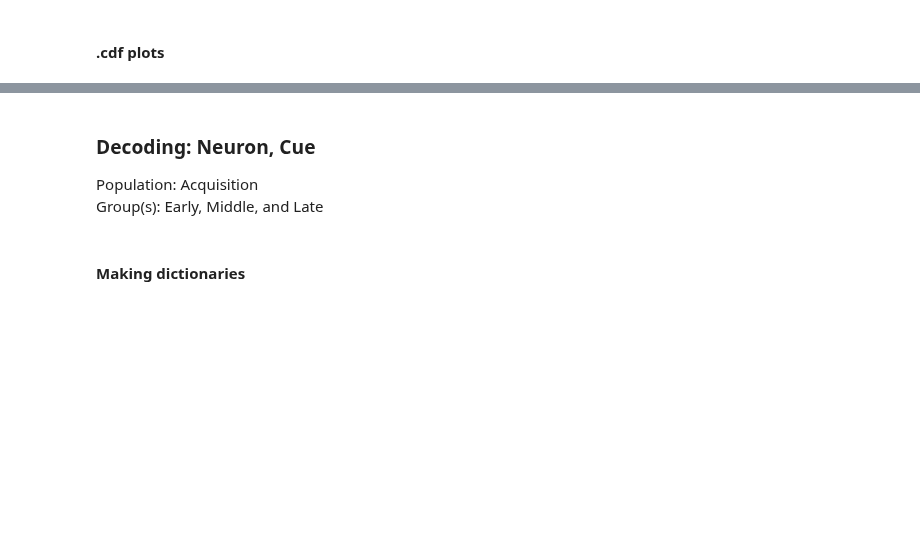
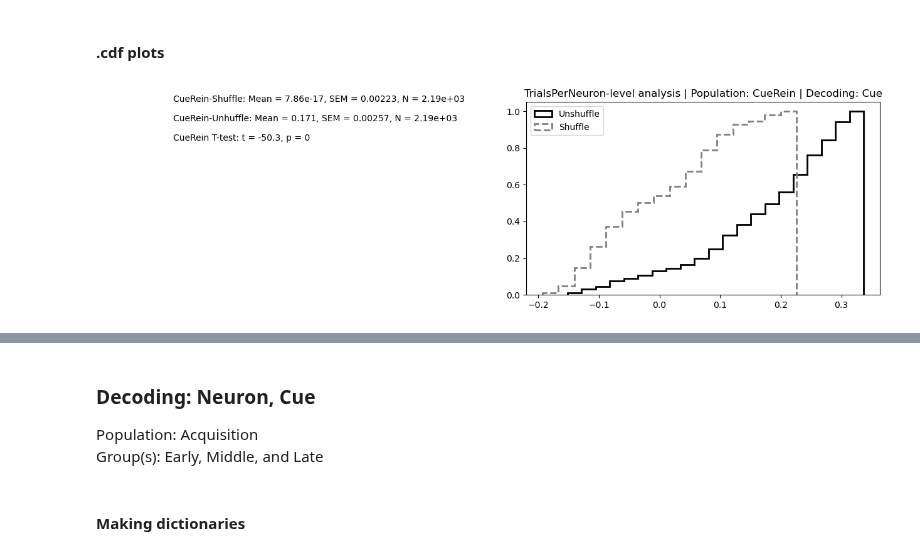
Before and after one commit to datasiansalsa/PFC_Self-Admin_Analysis, a Jupyter notebook: cue-analysis/cue/cue_analysis_JJB.ipynb, the cells around one changed output, grey strips where cells are left out. Drawn from its saved outputs; the diff is of its cells as text; code cells hidden in the pictures; blank space fills up the shorter version.

Commit message:
Decoding CueRein All trials per neuron

```diff
--- a/cue-analysis/cue/cue_analysis_JJB.ipynb
+++ b/cue-analysis/cue/cue_analysis_JJB.ipynb
@@ -49,6 +49,8 @@ population = 'ACQUISITION and REINSTATEMENT'
 try:
     user = 'jboqu'
 except:
+    user = 'OtisLab'
+else:
     user = 'OtisLab'
 print('User:', user)
 
@@ -77,7 +79,7 @@ population_title = "ACQ"
 #animals of interest
 early_animals_of_interest = [
     'CTL1',
-    'ER-L2', 'ER-L1',
+    'ER-L1', 'ER-L2',
     'IG-19',
     'LCDD-PGa1','LCDD-PGa3','LCDD-PGa4','LCDD-PGa5','LCDD-PGa6',
     'LCDD-PGa-T1','LCDD-PGa-T2','LCDD-PGa-T3','LCDD-PGa-T4','LCDD-PGa-T5',
@@ -134,7 +136,7 @@ late_animals_of_interest = [
 
 cue_animals_of_interest = [
     'CTL1',
-    'ER-L2', 'ER-L1',
+    'ER-L1', 'ER-L2',
     'IG-19',
     'LCDD-PGa1','LCDD-PGa3','LCDD-PGa4','LCDD-PGa5','LCDD-PGa6',
     'LCDD-PGa-T1','LCDD-PGa-T2','LCDD-PGa-T3','LCDD-PGa-T4','LCDD-PGa-T5',
@@ -2416,7 +2413,7 @@ groups = ['CueRein']
 indir_list = [rst_cuedir]
 animals_of_interest_list = [cue_animals_of_interest]
 session_analysis_split_by_ensemble = ['Yes'] ###SET TO ['Yes'] OR TO ['No']
-decoding = ['Neuron', 'Trial'] ###SET TO Neuron or Session and Trial or Lick
+decoding = ['TrialsPerNeuron'] ###SET TO Neuron or Session and Trial or Lick
 numclusters = 4
 
 #initialize epochs
@@ -2442,37 +2439,41 @@ for index in range(len(groups)):
 
     numneuronstillnow = 0
     for animal in animals_of_interest:
-        print('Group:', group, '\nAnimal:', animal)
+        print('Group:', group, '\nAnimal:', animal, '\nNeurons:', numneuronsinfov)
         fovs = next(os.walk(os.path.join(indir, animal)))[1]
         for fov in sorted(fovs):
             trials = np.load(os.path.join(indir, animal, fov, 'alignedActiveLeverCueData.npy'))
             flags = np.load(os.path.join(indir, animal, fov, 'classificationFlags.npy')) #flags should match num trials
+
             #references to shape
             num_trials = trials.shape[0]
             numneuronsinfov = trials.shape[2]
-
-            baseline = np.nan*np.ones((num_trials ,numneuronsinfov))
-            response = np.nan*np.ones((num_trials, numneuronsinfov))
 
             positives = len(flags[flags==1])
             negatives = len(flags[flags==0])
             activeflag = np.hstack((np.zeros((negatives)), np.ones((positives))))
 
+            #initializing arrays
+            newbaseline = np.empty(shape=(trials.shape))
+            newresponse = np.empty(shape=(trials.shape))
+
+            #decoding all trials per neuron
             for neuron in range(numneuronsinfov):
-                baseline[:,neuron] = np.nanmean(trials[:,baseline_epoch[0]:baseline_epoch[1],neuron], axis=1)
-                response[:,neuron] = np.nanmean(trials[:,response_epoch[0]:response_epoch[1],neuron], axis=1)
+                newbaseline[:,baseline_epoch[0]:baseline_epoch[1],:neuron] = trials[:,baseline_epoch[0]:baseline_epoch[1],:neuron]
+                newresponse[:,response_epoch[0]:response_epoch[1],:neuron] = trials[:,response_epoch[0]:response_epoch[1],:neuron]
+                newactivity = np.vstack((newbaseline, newresponse))
 
-                neuralactivity_trialtype = np.vstack((baseline, response))
+                #dataset
                 y = activeflag
-                X = neuralactivity_trialtype[:,neuron] #y and X need to have matching shape values
-                X = X.reshape(len(y), 2)
-                classification_accuracy[group]['individualneurons']['unshuffled'][numneuronstillnow+neuron] = binaryclassifier(y, X)
+                X = newactivity
+                X = X.reshape(len(y), int(np.size(newactivity)/len(y)))
+                classification_accuracy[group]['individualneurons']['unshuffled'][numneuronstillnow+neuron] = estimator(X, y)
                 #shuffling data
                 shuffledresults = np.nan*np.ones((numshuffles,))
                 for shuffleid in range(numshuffles):
                     new_y = np.random.permutation(activeflag) #shuffled flag
-                    shuffledresults[shuffleid] = binaryclassifier(new_y, X)
+                    shuffledresults[shuffleid] = estimator(X, new_y)
                 classification_accuracy[group]['individualneurons']['shuffled'][numneuronstillnow+neuron] = shuffledresults
             numneuronstillnow += numneuronsinfov
-    print()
+        print()
 print('========== FINISHED ==========')
@@ -2480,7 +2499,6 @@ print('========== FINISHED ==========')
 #save dictionaries as .npy files
 variable_to_save = 'Cue'
 groups = ['CueRein']
-decoding_dict_results_dir =r'C:\Users\%s\Dropbox\2P Imaging Projects\Beth\Josh\Repositories\PFC_Self-Admin_Analysis\PFC_Self-Admin_Analysis\cue-analysis\reinstatement\results\decoding\dictionaries'%(user)
 
 for g, group in enumerate (groups):
     unshuffled = np.array(list(dict.items(classification_accuracy[group]['individualneurons']['unshuffled'])), dtype=object)
@@ -2497,7 +2526,6 @@ for i in os.listdir(decoding_dict_results_dir):
 #### .cdf plots
 # %%
 ### DECODING CDF PLOTS FOR EARLY, MIDDLE, AND LATE DATA
-analyze_by = 'Neuron' ###Session or Neuron
 population = 'CueRein'
 variables_to_analyze = ['Cue']
 groups = ['CueRein']
@@ -2513,7 +2541,7 @@ for v, variable in enumerate (variables_to_analyze):
     for g, group in enumerate(groups):
         d[variable][group] = {}
         d[variable][group] = np.array(np.load(os.path.join(decoding_dict_results_dir,
-                                                           'PFC-HeroinSA_%s_%s_%s_Decoding-dict.npy'%(group,variable,analyze_by)),
+                                                           'PFC-HeroinSA_%s_%s_%s_Decoding-dict.npy'%(group,variable,decoding[0])),
                                                            allow_pickle=True).astype(float))
         temp_unshuffle_nonans, temp_shuffle_nonans = ([],[])
         temp_unshuffle,temp_shuffle = (d[variable][group][0],d[variable][group][1])
@@ -2532,35 +2560,37 @@ for v, variable in enumerate (variables_to_analyze):
 
         plt.hist((temp_unshuffle_nonans),  density=True, cumulative=True,\
             label = 'Unshuffle', histtype='step',\
             linestyle = ('-'), bins = 'auto', color = 'k', linewidth=2)
 
         all_shuffle_for_variable = np.append(all_shuffle_for_variable, d[variable][group][1])
         if g == len(groups)-1:
             plt.hist((temp_shuffle_nonans),  density=True, cumulative=True,\
                 label = 'Shuffle', histtype='step',\
                 linestyle = ('--'), bins ='auto', color = 'grey', linewidth=2)
 
         ax[0].text(.2,1-g*.5,'%s-Shuffle: Mean = '%(group) + '{0:.3g}'.format(np.mean(temp_shuffle_nonans)) + \
             ', SEM = ' + '{0:.3g}'.format(stats.sem(temp_shuffle_nonans)) + ', N = ' + '{0:.3g}'.format(len(temp_shuffle_nonans)))
         ax[0].text(.2, .9-g*.5,'%s-Unhuffle: Mean = '%(group) + '{0:.3g}'.format(np.mean(temp_unshuffle_nonans)) + \
             ', SEM = ' + '{0:.3g}'.format(stats.sem(temp_unshuffle_nonans)) + ', N = ' + '{0:.3g}'.format(len(temp_unshuffle_nonans)))
         t, p = stats.ttest_ind(temp_shuffle_nonans,\
             temp_unshuffle_nonans, equal_var=False)
         ax[0].text(.2, .8-g*.5, '%s T-test: t = '%(group) + '{0:.3g}'.format(t) + ', p = ' + '{0:.3g}'.format(p))
 
     ax[0].get_xaxis().set_visible(False)
     ax[0].get_yaxis().set_visible(False)
     ax[0].spines['top'].set_visible(False)
     ax[0].spines['right'].set_visible(False)
     ax[0].spines['left'].set_visible(False)
     ax[0].spines['bottom'].set_visible(False)
 
     plt.legend(loc=2)
-    plt.title('%s-level analysis | Population: %s | Decoding: %s'%(analyze_by, population, variable))
+    plt.title('%s-level analysis | Population: %s | Decoding: %s'%(decoding[0], population, variable))
 
-    plt.savefig(os.path.join(decode_results_dir, 'PFC-HeroinSA_%s_%s_%s_Decoding.PDF'%(population, variable, analyze_by)), format = 'PDF')
+    # plt.savefig(os.path.join(decode_results_dir, 'PFC-HeroinSA_%s_%s_%s_Decoding.PDF'%(population, variable, decoding[0])), format = 'PDF')
 
     plt.show()
+# %% [output]
+[figure, added]
 # %%
 numclusters = 4 ###SET TO NUMBER OF CLUSTERS FOR DATASET
 uniquelabels = np.arange(numclusters)
```
Also changed, not shown: parts of 9 cells of this notebook, 1 other file.
